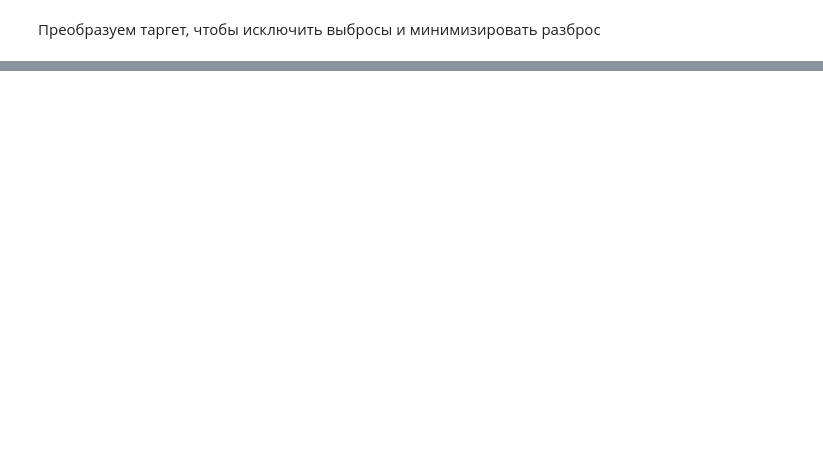
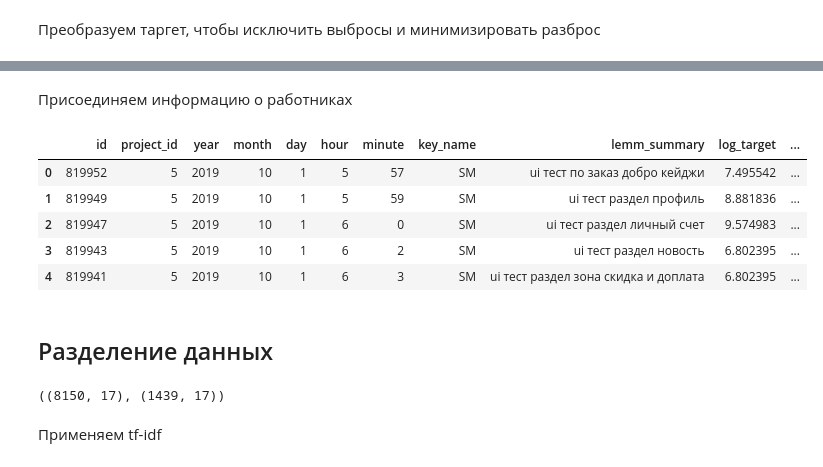
Before and after one commit to TayJen/hackathon_algu2022, a Jupyter notebook: H_ALGU_2022_Advance.ipynb, the cells around one changed output, grey strips where cells are left out. Saved outputs shown, nothing was run; the diff lists cells and outputs as text; code cells hidden in the pictures; blank space fills up the shorter version.

```diff
--- a/H_ALGU_2022_Advance.ipynb
+++ b/H_ALGU_2022_Advance.ipynb
@@ -147,0 +173,70 @@ df['log_target'] = np.log(df['overall_worklogs'])
+# %%
+df_emp['payment_type'].fillna('unknown', inplace=True)
+df_emp['hiring_type'].fillna('unknown', inplace=True)
+# %%
+def position_cleaning(x):
+    if x is np.NaN:
+        return x
+
+    x = x.lower().strip().replace('-', ' ')
+
+    key_positions = ['web', 'директор', 'руководитель',
+                     'devops', 'рекрутер', 'бухгалтер',
+                     'hr', 'тестировщик']
+
+    for key_pos in key_positions:
+        if key_pos in x:
+            x = key_pos
+            break
+
+    if x == 'рекрутер' or x == 'специалист отдела по управлению персоналом' or x == 'сорсер':
+        return 'hr'
+    elif x == 'графический дизайнер':
+        return 'web'
+    else:
+        return x
+
+
+df_emp['position'] = df_emp['position'].apply(position_cleaning)
+pos_pop = df_emp['position'].value_counts()
+# %%
+def remark_pos(x):
+    if x is np.NaN or pos_pop[x] < 3:
+        return 'other'
+    else:
+        return x
+
+
+df_emp['position'] = df_emp['position'].apply(remark_pos)
+# %% [markdown]
+Присоединяем информацию о работниках
+# %%
+df = pd.merge(df, df_emp, left_on="assignee_id", right_on="id",
+              how='left', suffixes=('', '_y'))
+
+df.drop(['creator_id', 'assignee_id', 'id_y'], axis=1, inplace=True)
+# %%
+df.head()
+# %% [output]
+|  | id | project_id | year | month | day | hour | minute | key_name | lemm_summary | log_target | ... |
+| 0 | 819952 | 5 | 2019 | 10 | 1 | 5 | 57 | SM | ui тест по заказ добро кейджи | 7.495542 | ... |
+| 1 | 819949 | 5 | 2019 | 10 | 1 | 5 | 59 | SM | ui тест раздел профиль | 8.881836 | ... |
+| 2 | 819947 | 5 | 2019 | 10 | 1 | 6 | 0 | SM | ui тест раздел личный счет | 9.574983 | ... |
+| 3 | 819943 | 5 | 2019 | 10 | 1 | 6 | 2 | SM | ui тест раздел новость | 6.802395 | ... |
+| 4 | 819941 | 5 | 2019 | 10 | 1 | 6 | 3 | SM | ui тест раздел зона скидка и доплата | 6.802395 | ... |
+# %% [markdown]
+## Разделение данных
+# %%
+X = df.drop(['id', 'log_target'], axis=1)
+y = df[['log_target']]
+
+X_train, X_val, y_train, y_val = train_test_split(X, y, test_size=0.15, random_state=59)
+X_train.reset_index(inplace=True, drop=True)
+X_val.reset_index(inplace=True, drop=True)
+y_train = y_train.values
+y_val = y_val.values
+X_train.shape, X_val.shape
+# %% [output]
+((8150, 17), (1439, 17))
+# %% [markdown]
+Применяем tf-idf
```
Also changed, not shown: parts of 30 cells of this notebook.
